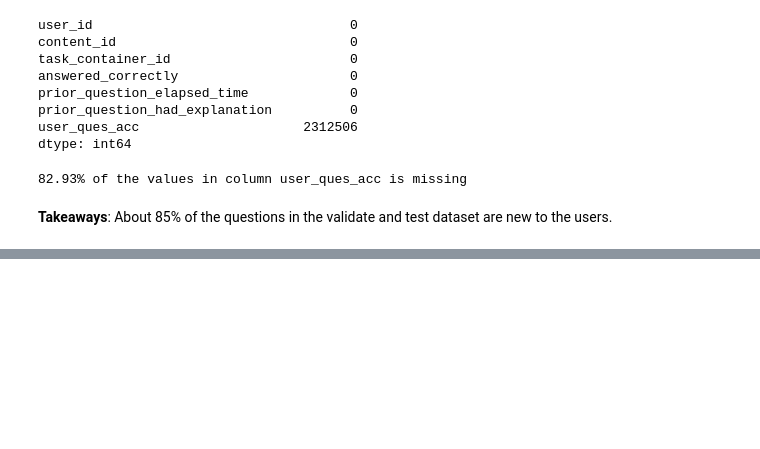
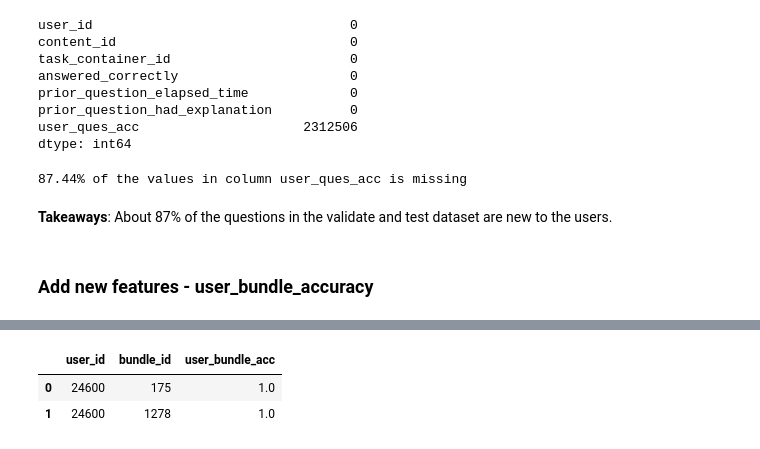
Before and after one commit to Yongliang-Shi/riiid_answer_correctness_prediction, a Jupyter notebook: model.ipynb, the cells around one changed output, grey strips where cells are left out. Cells and saved outputs as stored; diff of their text form; code cells hidden in the pictures; blank space fills up the shorter version.

Commit message:
add new feature user_bundle_accuracy

```diff
--- a/model.ipynb
+++ b/model.ipynb
@@ -350,8 +359,17 @@ user_ques_acc                     2312506
 dtype: int64
 # %%
 # What percent of the values in the column user_ques_acc are missing?
-print(f"{round((2193284*100/df_test.shape[0]),2)}% of the values in column user_ques_acc is missing")
+print(f"{round((2312506*100/df_test.shape[0]),2)}% of the values in column user_ques_acc is missing")
 # %% [output]
-82.93% of the values in column user_ques_acc is missing
+87.44% of the values in column user_ques_acc is missing
 # %% [markdown]
-**Takeaways**: About 85% of the questions in the validate and test dataset are new to the users.
+**Takeaways**: About 87% of the questions in the validate and test dataset are new to the users.
+# %% [markdown]
+### Add new features - user_bundle_accuracy
+# %%
+%%time
+# Compute the user_bundle_accuracy
+
+user_bundle_accuracy = explore.compute_user_bundle_acc(df_train)
+user_bundle_accuracy.head(2)
+# %% [output]
@@ -357,0 +378,3 @@ print(f"{round((2193284*100/df_test.shape[0]),2)}% of the values in column user_
+|  | user_id | bundle_id | user_bundle_acc |
+| 0 | 24600 | 175 | 1.0 |
+| 1 | 24600 | 1278 | 1.0 |
```
Also changed, not shown: parts of 34 cells of this notebook.
